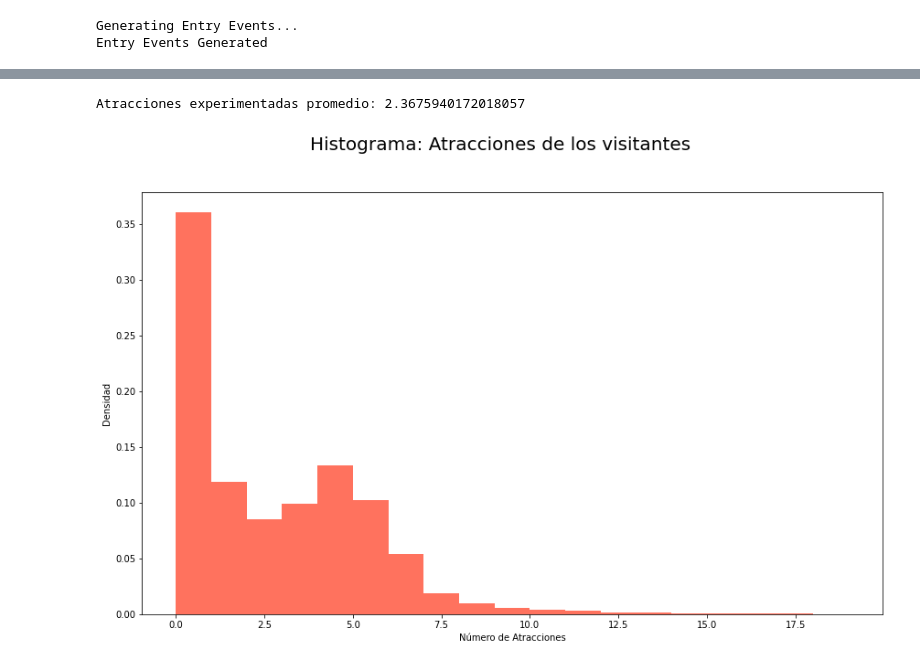
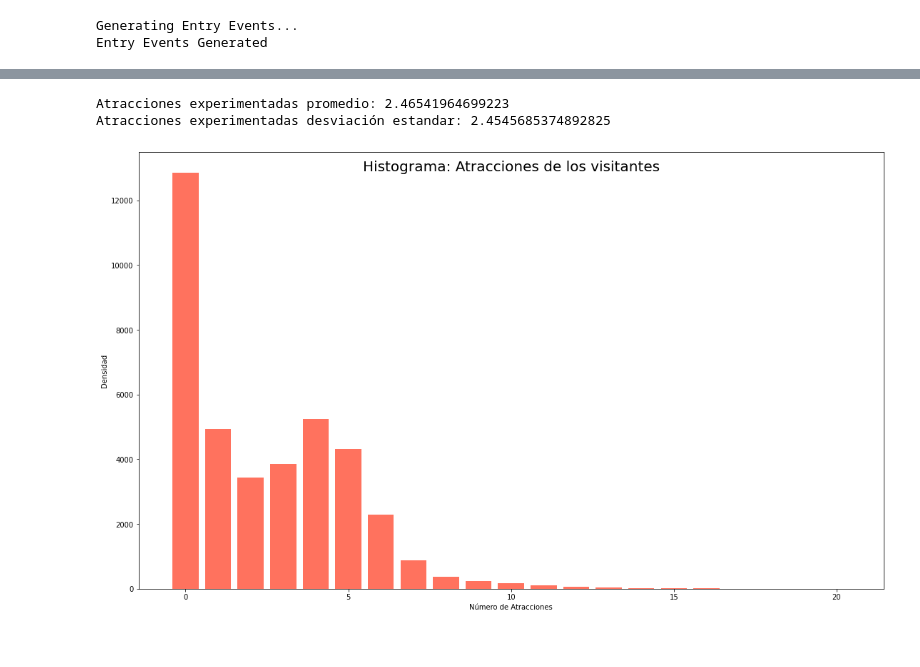
Before and after one commit to MrDahaniel/SimuPark, a Jupyter notebook: Parque.ipynb, the cells around one changed output, grey strips where cells are left out. Saved outputs shown, nothing was run; the diff lists cells and outputs as text; code cells hidden in the pictures.

```diff
--- a/Parque.ipynb
+++ b/Parque.ipynb
@@ -109,18 +109,26 @@ guest_df
 # %%
+heights = [0 for _ in range(np.max(guest_df['attractions_experienced'])+1)]
+labels = [i for i in range(np.max(guest_df['attractions_experienced'])+1)]
 attrExp = [guest.attractions_experienced for guest in park.guests]
-attrExp
+
+
+for guest in park.guests:
+    heights[guest.attractions_experienced] += 1
 
 fig = figure()
 fig.set_size_inches(14.5, 8.5)
-hist(attrExp, bins=np.max(guest_df['attractions_experienced']), density=True, color="#ff725e");
+ax = fig.add_axes([0,0,1,1])
+ax.bar(labels, heights, color="#ff725e");
 fig.suptitle('Histograma: Atracciones de los visitantes', fontsize = 20)
 xlabel('Número de Atracciones')
 ylabel('Densidad')
 
 print(f'Atracciones experimentadas promedio: {np.mean(attrExp)}')
+print(f'Atracciones experimentadas desviación estandar: {np.std(attrExp)}')
 # %% [output]
-Atracciones experimentadas promedio: 2.3675940172018057
+Atracciones experimentadas promedio: 2.46541964699223
+Atracciones experimentadas desviación estandar: 2.4545685374892825
-[figure, old version]
+[figure, new version]
 # %%
 avgWaitTime = []
 
```
Also changed, not shown: parts of 4 cells of this notebook, 5 other files.
